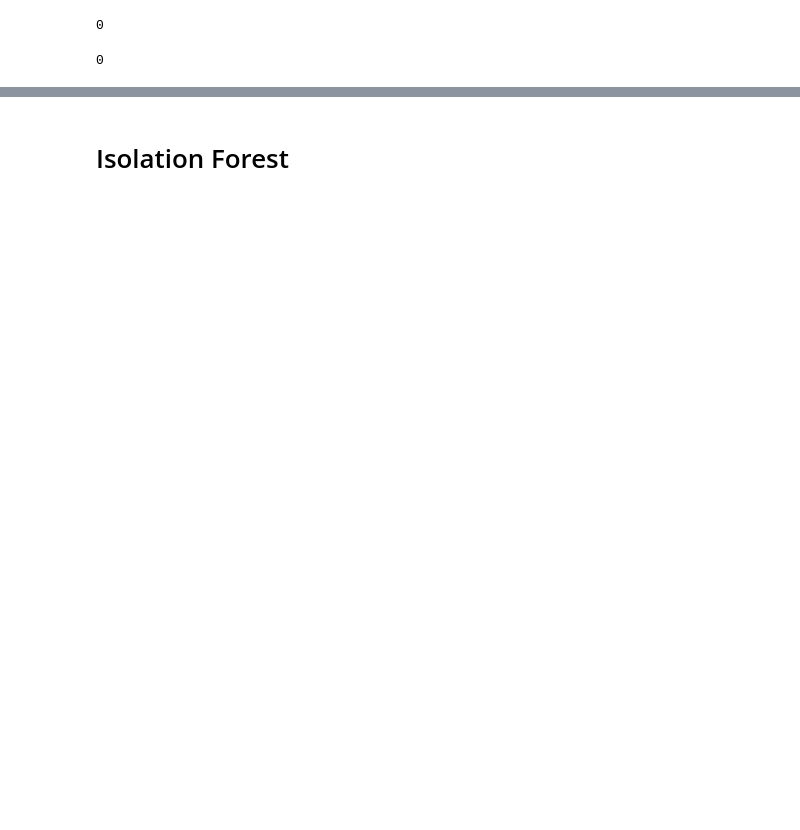
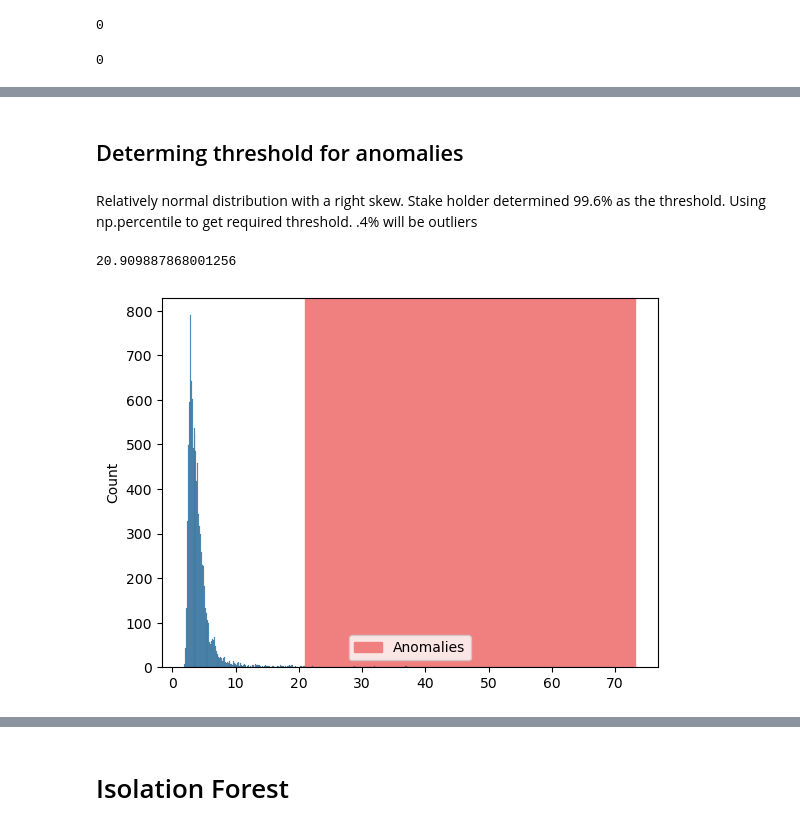
Before and after one commit to 808hanronald/W17-core, a Jupyter notebook: W17 core2.ipynb, the cells around one changed output, grey strips where cells are left out. Cells and saved outputs as stored; diff of their text form; code cells hidden in the pictures; blank space fills up the shorter version.

```diff
--- a/W17 core2.ipynb
+++ b/W17 core2.ipynb
@@ -162,0 +143,16 @@ df_anomalies.head()
+# %% [markdown]
+## Determing threshold for anomalies
+# %% [markdown]
+Relatively normal distribution with a right skew.  Stake holder determined 99.6% as the threshold.  Using np.percentile to get required threshold.  .4% will be outliers
+# %%
+threshold = np.percentile(min_distance,99.6)
+threshold
+# %% [output]
+20.909887868001256
+# %%
+ax = sns.histplot(min_distance)
+
+ax.axvspan(threshold,ax.get_xlim()[1],zorder=0, color='lightcoral',label='Anomalies')
+ax.legend();
+# %% [output]
+[figure, added]
```
Also changed, not shown: parts of 51 cells of this notebook.
